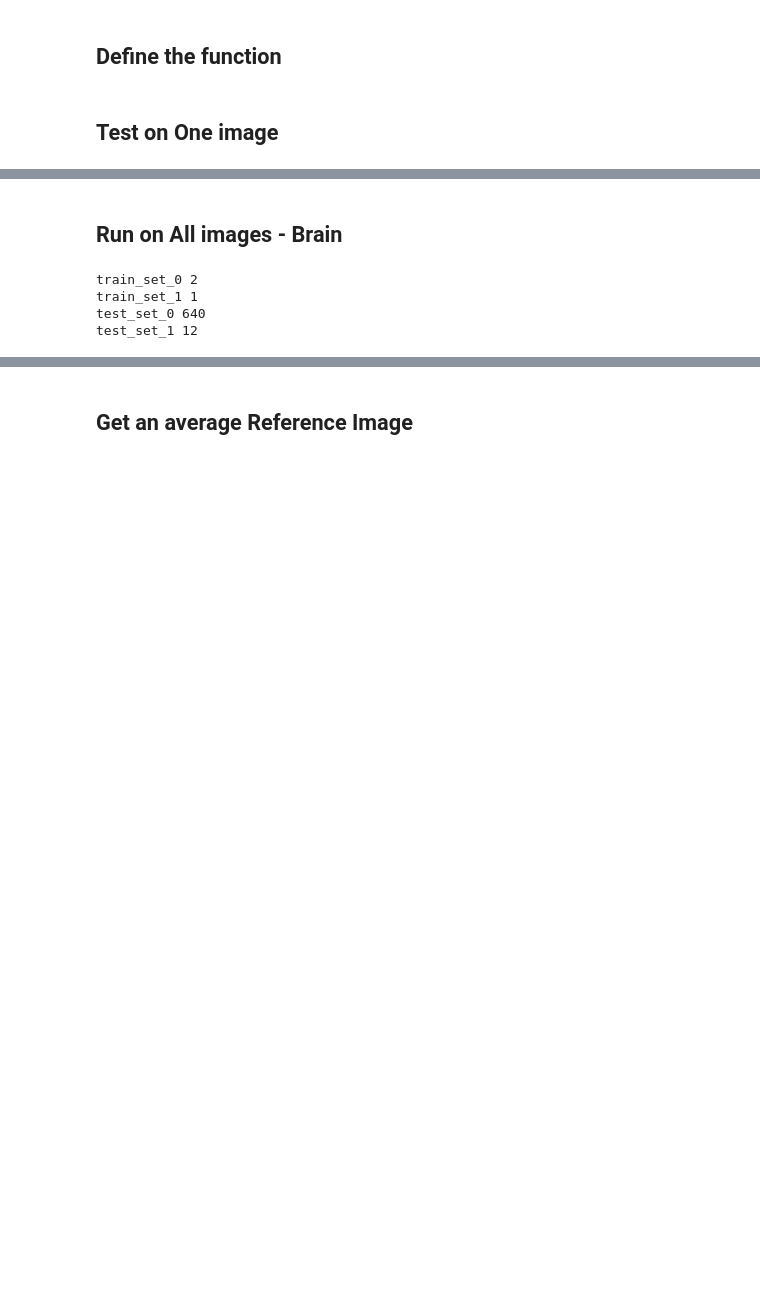
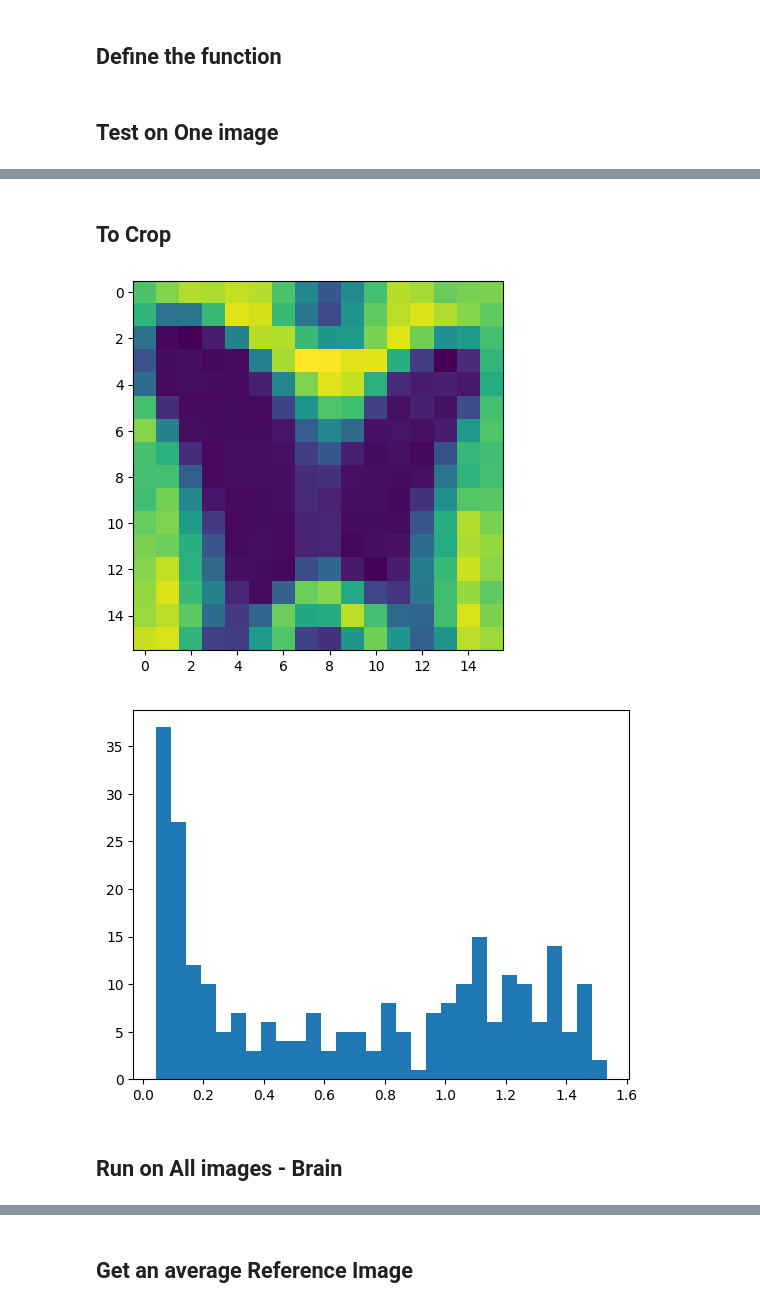
Before and after one commit to PrinceJavier/qnt_alzmrs_pred, a Jupyter notebook: get_theta_rep.ipynb, the cells around one changed output, grey strips where cells are left out. Cells and saved outputs as stored; diff of their text form; code cells hidden in the pictures; blank space fills up the shorter version.

```diff
--- a/get_theta_rep.ipynb
+++ b/get_theta_rep.ipynb
@@ -101,3 +99,25 @@ print(img)
+# %% [markdown]
+## To Crop
+# %%
+import glob
+
+img_size = (16, 16)
+
+to_crop = glob.glob("data/Tocrop/*.jpg")
+
+# run for all
+to_crop = np.array([load_transform(f, img_size=img_size, flatten=False) for f in to_crop])
+
+# save
+np.save('data/processed/to_crop.npy', to_crop)
+
+plt.imshow(np.array(to_crop[0]))
+plt.show()
+plt.hist(to_crop[0].flatten(), bins=30)
+plt.show()
+# %% [output]
+[figure, added]
+[figure, added]
 # %% [markdown]
 ## Run on All images - Brain
 # %%
@@ -111,24 +131,23 @@ train_set_1 = []
 
 # for k in ['VeryMild', 'Mild', 'Moderate']:
 for k in ['Moderate']:
-    # train_set_1 += glob.glob(f"data/train/{k}Demented/*.jpg")
     train_set_1 += glob.glob(f"data/train/{k}Demented/moderateDem42.jpg")
 
-test_set_0 = glob.glob("data/test/NonDemented/*.jpg")
-test_set_1 = []
-for k in ['Moderate']:
-    test_set_1 += glob.glob(f"data/test/{k}Demented/*.jpg")
+# test_set_0 = glob.glob("data/test/NonDemented/*.jpg")
+# test_set_1 = []
+
+test_set_0 = glob.glob("data/selected_images/test_nondem_*.jpg")
+test_set_1 = glob.glob("data/selected_images/test_dem_*.jpg")
+ref = ["data/selected_images/ref.jpg"]
+
+# for k in ['Moderate']:
+#     test_set_1 += glob.glob(f"data/test/{k}Demented/*.jpg")
 
 print("train_set_0", len(train_set_0))
 print("train_set_1", len(train_set_1))
 
 print("test_set_0", len(test_set_0))
 print("test_set_1", len(test_set_1))
-# %% [output]
-train_set_0 2
-train_set_1 1
-test_set_0 640
-test_set_1 12
 # %%
 # run for all
 train_set_0b = np.array([load_transform(f, img_size=img_size, flatten=False) for f in train_set_0])
```
Also changed, not shown: parts of 11 cells of this notebook.
